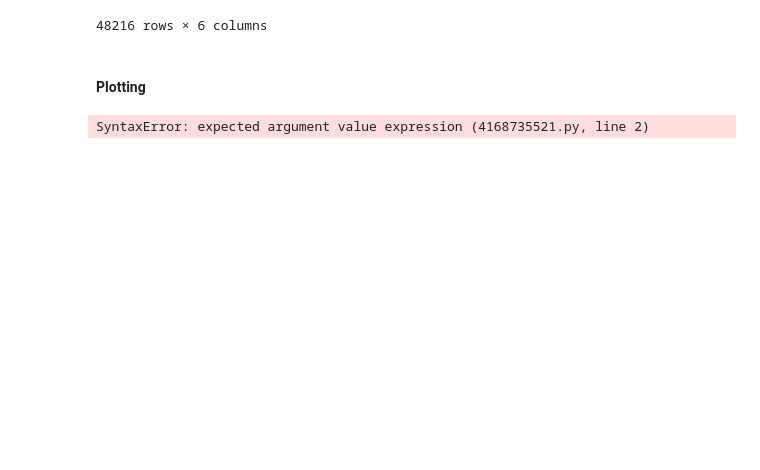
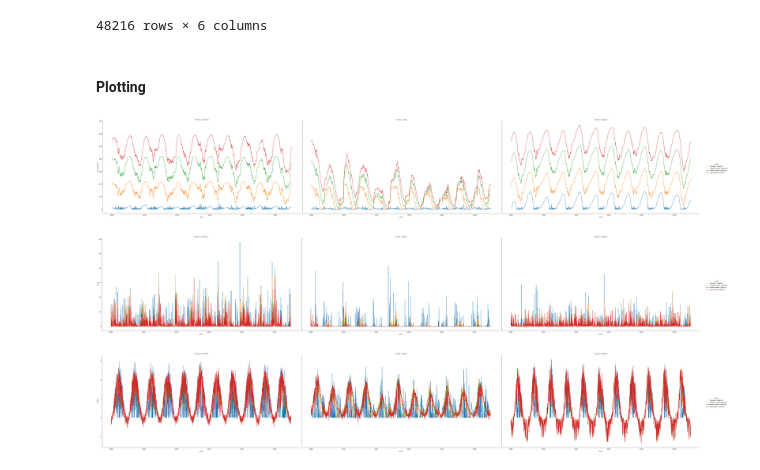
Before and after one commit to Moenki21/Earth-System-Modelling-nm381, a Jupyter notebook: swbm_variating_water_capacity.ipynb, the cells around one changed output. Drawn from its saved outputs; the diff is of its cells as text; code cells hidden in the pictures; blank space fills up the shorter version.

Commit message:
Added Plots

```diff
--- a/swbm_variating_water_capacity.ipynb
+++ b/swbm_variating_water_capacity.ipynb
@@ -288,5 +288,7 @@ df_results
 #### Plotting
 # %%
 # sns relplot here ???
+import seaborn as sns
+res_ger = df_results[df_results["country"] == "Germany"]
+res_spa = df_results[df_results["country"] == "Spain"]
+res_swe = df_results[df_results["country"] == "Sweden"]
-# %% [output]
-SyntaxError: expected argument value expression (4168735521.py, line 2)
@@ -292,0 +297,34 @@ SyntaxError: expected argument value expression (4168735521.py, line 2)
+# %%
+sns.relplot(
+    data=df_results,
+    x="time",
+    y="soil_moisture",
+    kind="line",
+    hue="config",
+    col="country",
+    height=10,
+    aspect=2)
+
+sns.relplot(
+    data=df_results,
+    x="time",
+    y="runoff",
+    kind="line",
+    hue="config",
+    col="country",
+    height=10,
+    aspect=2)
+
+sns.relplot(
+    data=df_results,
+    x="time",
+    y="et_flux",
+    kind="line",
+    hue="config",
+    col="country",
+    height=10,
+    aspect=2);
+# %% [output]
+[figure, added]
+[figure, added]
+[figure, added]
```
Also changed, not shown: parts of 2 cells of this notebook.
